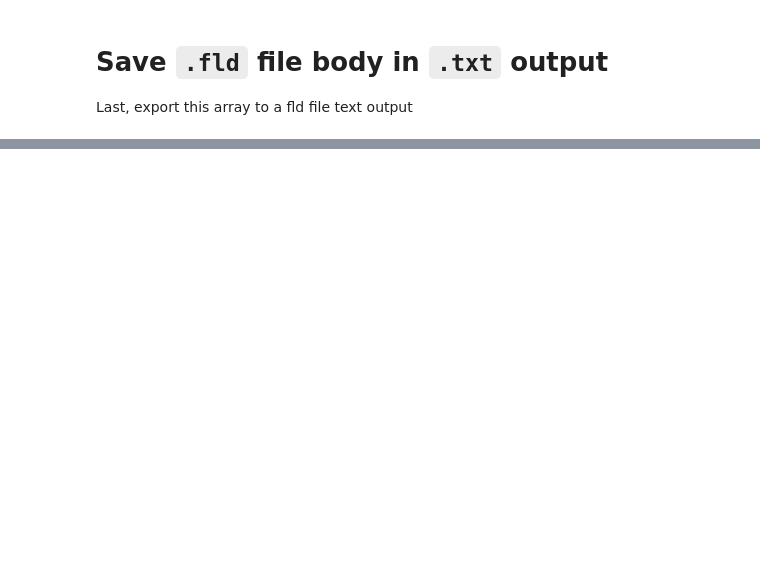
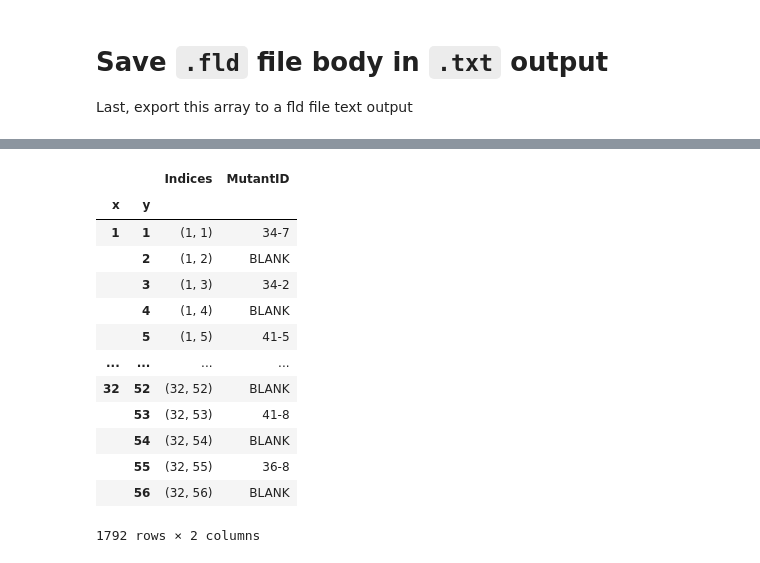
Before and after one commit to FordyceLab/arrayprint, a Jupyter notebook: docs/example.ipynb, the cells around one changed output, grey strips where cells are left out. Saved outputs shown, nothing was run; the diff lists cells and outputs as text; code cells hidden in the pictures; blank space fills up the shorter version.

```diff
--- a/docs/example.ipynb
+++ b/docs/example.ipynb
@@ -146,0 +202,17 @@ arrayprint.write_fld(project, print_array, device=device)
+# %%
+arrayprint.get_pinlist(fld, print_plate)
+# %% [output]
+|  |  | Indices | MutantID |
+| x | y |  |  |
+| 1 | 1 | (1, 1) | 34-7 |
+|  | 2 | (1, 2) | BLANK |
+|  | 3 | (1, 3) | 34-2 |
+|  | 4 | (1, 4) | BLANK |
+|  | 5 | (1, 5) | 41-5 |
+| ... | ... | ... | ... |
+| 32 | 52 | (32, 52) | BLANK |
+|  | 53 | (32, 53) | 41-8 |
+|  | 54 | (32, 54) | BLANK |
+|  | 55 | (32, 55) | 36-8 |
+|  | 56 | (32, 56) | BLANK |
+1792 rows × 2 columns
```
Also changed, not shown: parts of 12 cells of this notebook, 8 other files.
